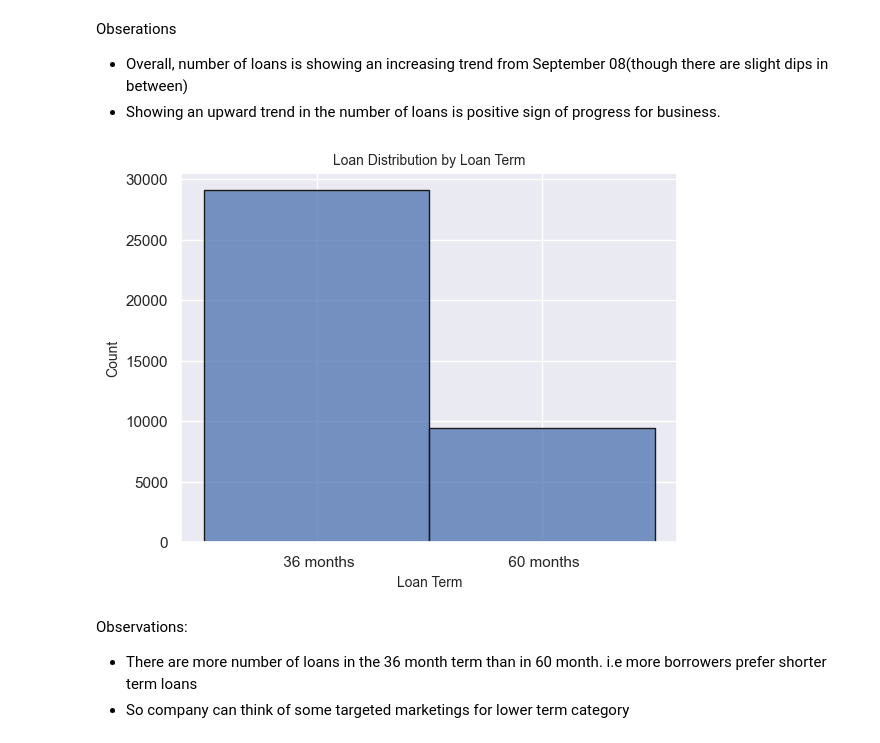
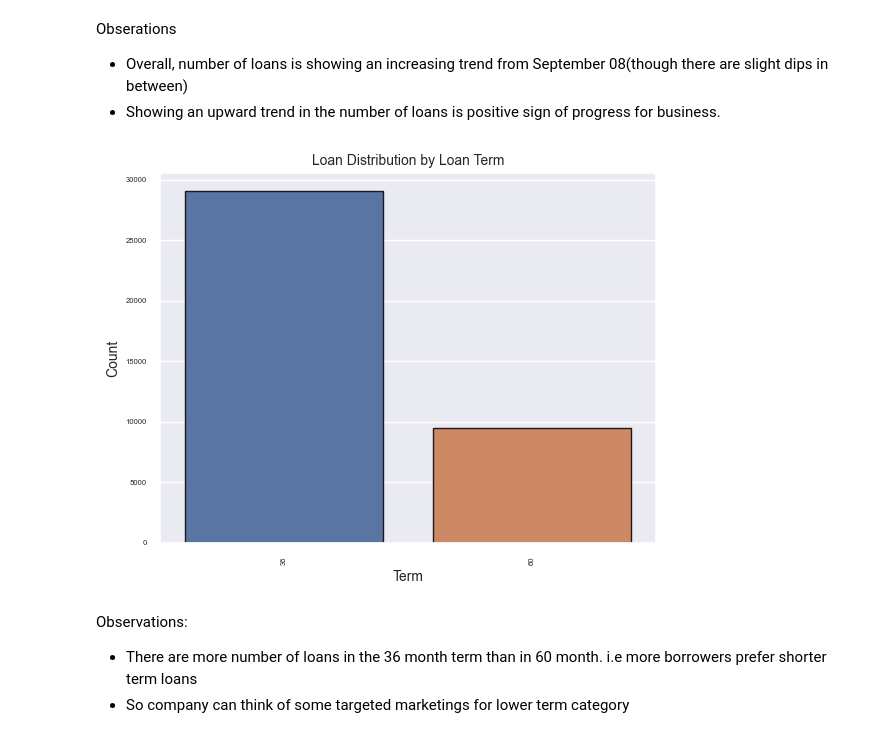
Before and after one commit to abhilash-radhakrishnaru/LendingClubCaseStudy, a Jupyter notebook: lendingclub.ipynb, the cells around one changed output. Saved outputs shown, nothing was run; the diff lists cells and outputs as text; code cells hidden in the pictures.

```diff
--- a/lendingclub.ipynb
+++ b/lendingclub.ipynb
@@ -186,8 +187,13 @@ loan.emp_length.fillna('0',inplace=True) #there are n/a values in data. get it r
 loan['emp_length'] = loan['emp_length'].apply(pd.to_numeric) #convert to numeric
 
 #term column has 'months' suffixed to values. remove months. Change the datatype to numeric after that
-#loan['term'] = loan['term'].str.rstrip('months')
-#loan['term'] = loan['term'].apply(pd.to_numeric)
+loan['term'] = loan['term'].str.rstrip('months')
+loan['term'] = loan['term'].apply(pd.to_numeric)
+
+#Currently the issue_d is in format Month-Year. For month wise analysis, its better to create new columns with month & year
+tmpMonth = loan['issue_d'].str.partition("-")
+loan['issue_month'] = tmpMonth[0]
+loan['issue_year'] = tmpMonth[2]
 # %%
 #inspect all the column data types and make sure its all of required types
 loan.dtypes
@@ -224,3 +312,13 @@ loan.describe()
+# %%
+#bin columns which are having high cardinality
+loan['dti_bins']=pd.cut(loan['dti'],[0,5,10,15,20,25],labels=['0-5','5-10','10-15','15-20','25+'])
+loan['annual_inc_bins']=pd.cut(loan['annual_inc'],[0,7000,14000,21000,28000,35000],labels=['0-7000','7000-14000','14000-21000','21000-28000','28000+'])
+loan['int_rate_bins']=pd.cut(loan['int_rate'],[0,5,10,15,20,25],labels=['0-5','5-10','10-15','15-20','25+'])
+loan['mths_since_last_delinq_bins']=pd.cut(loan['mths_since_last_delinq'],[0,30,60,90,120],labels=['0-30','30-60','60-90','90-120'])
+loan['installment_bins']=pd.cut(loan['installment'],[0,200,400,600,800, 1000, 1200, 1400],labels=['0-200','200-400','400-600','600-800','800-1000','1000-1200', '1200-1400'])
+loan['loan_amnt_bins']=pd.cut(loan['loan_amnt'],[0,5000,10000,15000,20000,25000,30000, 35000],labels=['0-5k','5k-10k','10k-15k','15k-20k','20k-25k','25k-30k','30k+'])
+loan['funded_amnt_bins']=pd.cut(loan['funded_amnt'],[0,5000,10000,15000,20000,25000,30000, 35000],labels=['0-5k','5k-10k','10k-15k','15k-20k','20k-25k','25k-30k','30k+'])
+loan['funded_amnt_inv_bins']=pd.cut(loan['funded_amnt_inv'],[0,5000,10000,15000,20000,25000,30000, 35000],labels=['0-5k','5k-10k','10k-15k','15k-20k','20k-25k','25k-30k','30k+'])
 # %% [markdown]
 Inspect the data again and make sure its all set to start the analysis
 # %%
@@ -280,15 +378,14 @@ Obserations
 - Overall, number of loans is showing an increasing trend from September 08(though there are slight dips in between)
 - Showing an upward trend in the number of loans is positive sign of progress for business.
 # %%
-gph = sb.set(style='whitegrid', rc={"grid.linewidth": 0.1})
-sb.set(font_scale = 1)
-gph = sb.histplot(loan.term, edgecolor="k")
-gph.set_xlabel("Loan Term", fontsize = 10)
+gph = sb.countplot(x=loan.term, data=loan,  edgecolor="k")
+plt.xticks(rotation=90)
+gph.set_xlabel("Term", fontsize = 10)
 gph.set_ylabel("Count", fontsize = 10)
 gph.set_title("Loan Distribution by Loan Term", fontsize = 10)
 plt.show()
 # %% [output]
-[figure, old version]
+[figure, new version]
 # %% [markdown]
 Observations:
 - There are more number of loans in the 36 month term than in 60 month. i.e more borrowers prefer shorter term loans
```
Also changed, not shown: parts of 87 cells of this notebook, 2 other files.
